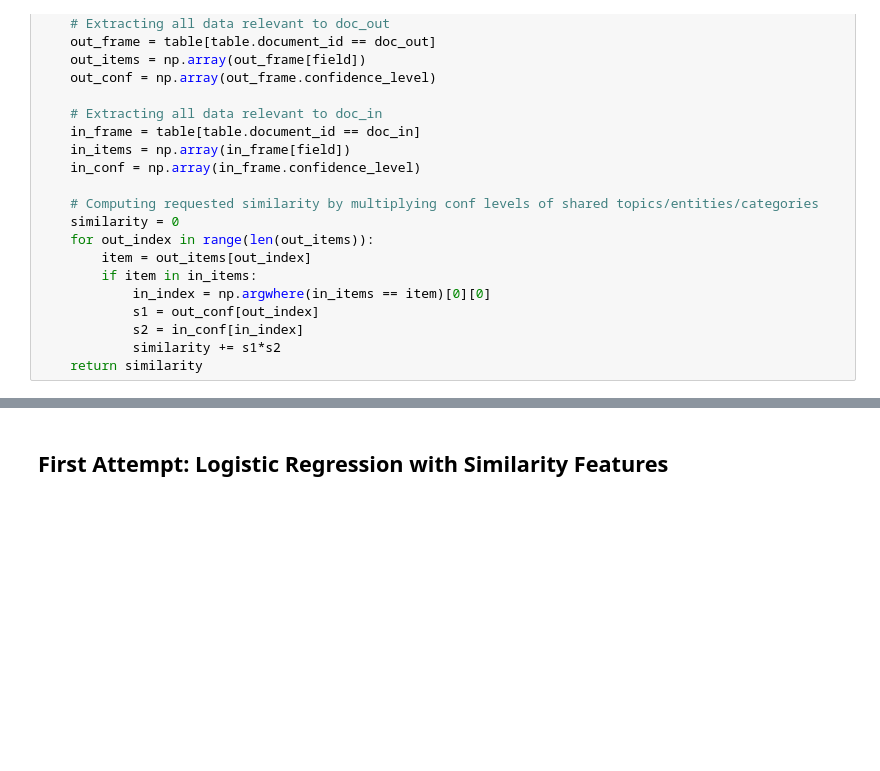
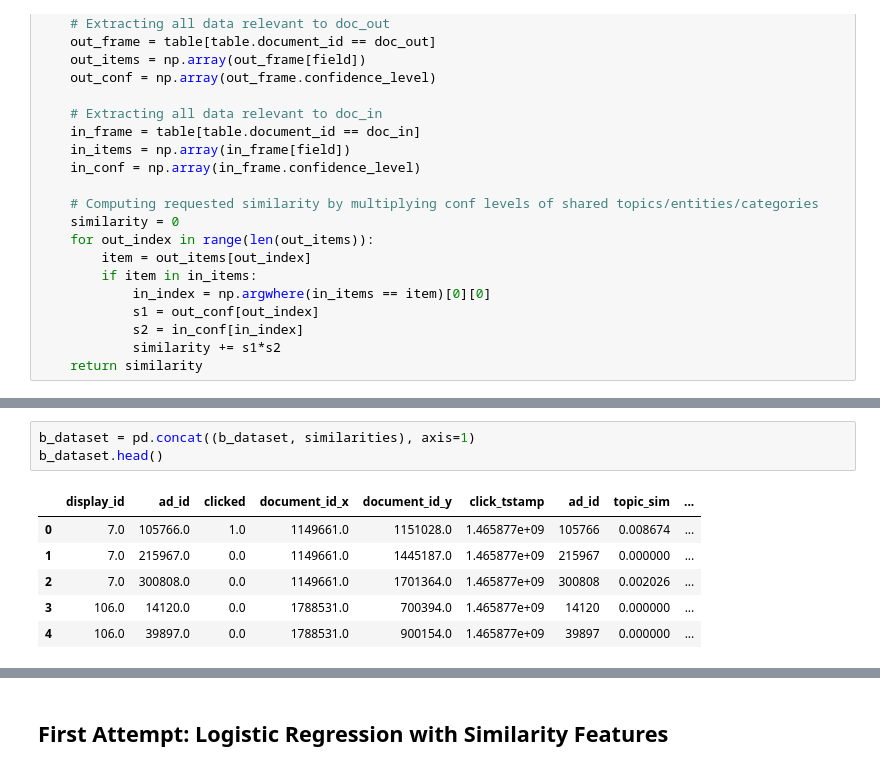
Before and after one commit to dean-ayalon/DS-Workshop, a Jupyter notebook: Project Notebook.ipynb, the cells around one changed output, grey strips where cells are left out. Drawn from its saved outputs; the diff is of its cells as text; blank space fills up the shorter version.

```diff
--- a/Project Notebook.ipynb
+++ b/Project Notebook.ipynb
@@ -249,3 +248,13 @@ b_dataset = b_dataset.merge(similarities, on='ad_id',how='left')
+# %%
+b_dataset = pd.concat((b_dataset, similarities), axis=1)
+b_dataset.head()
+# %% [output]
+|  | display_id | ad_id | clicked | document_id_x | document_id_y | click_tstamp | ad_id | topic_sim | ... |
+| 0 | 7.0 | 105766.0 | 1.0 | 1149661.0 | 1151028.0 | 1.465877e+09 | 105766 | 0.008674 | ... |
+| 1 | 7.0 | 215967.0 | 0.0 | 1149661.0 | 1445187.0 | 1.465877e+09 | 215967 | 0.000000 | ... |
+| 2 | 7.0 | 300808.0 | 0.0 | 1149661.0 | 1701364.0 | 1.465877e+09 | 300808 | 0.002026 | ... |
+| 3 | 106.0 | 14120.0 | 0.0 | 1788531.0 | 700394.0 | 1.465877e+09 | 14120 | 0.000000 | ... |
+| 4 | 106.0 | 39897.0 | 0.0 | 1788531.0 | 900154.0 | 1.465877e+09 | 39897 | 0.000000 | ... |
 # %%
 create_similarity_histograms(dataset,1000,"topic_sim","Topics")
 # %% [output]
```
Also changed, not shown: parts of 28 cells of this notebook, 1 other file.
